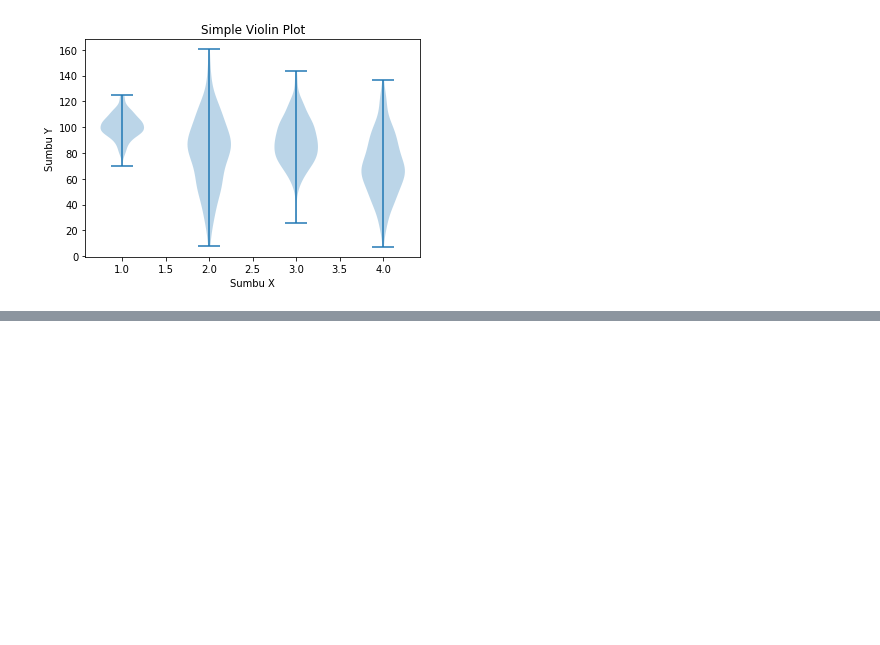
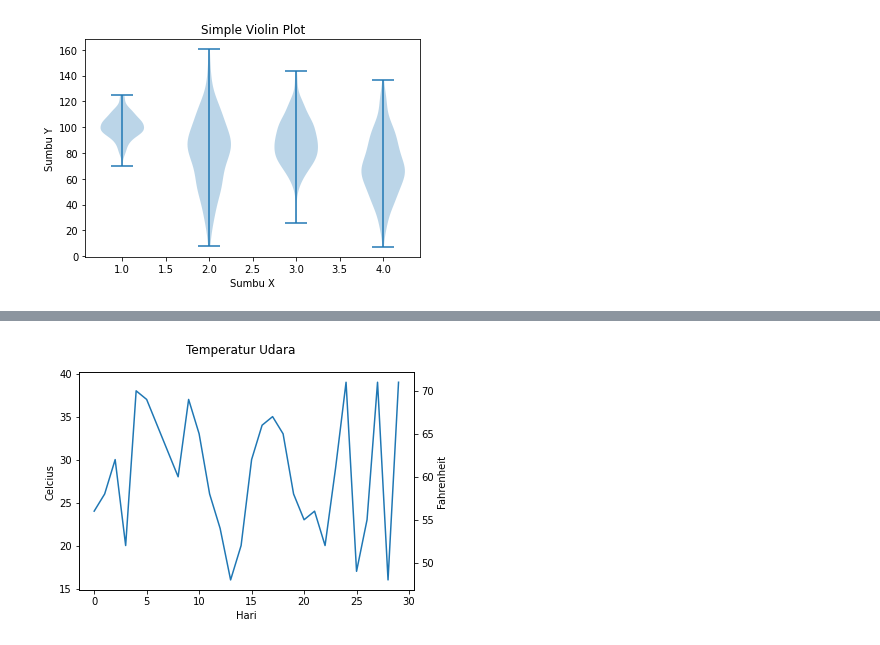
Before and after one commit to medievalgoose/matplotlib, a Jupyter notebook: Matplotlib-Week6.ipynb, the cells around one changed output, grey strips where cells are left out. Cells and saved outputs as stored; diff of their text form; code cells hidden in the pictures; blank space fills up the shorter version.

```diff
--- a/Matplotlib-Week6.ipynb
+++ b/Matplotlib-Week6.ipynb
@@ -237,0 +287,23 @@ plt.show()
+# %%
+def C2F(celcius=0):
+    return (celcius * 1.0) + 32
+
+def konversi_sumbu(ax1):
+    y1, y2 = ax1.get_ylim()
+    ax2.set_ylim(C2F(y1), C2F(y2))
+    ax2.figure.canvas.draw()
+
+fig, ax1 = plt.subplots()
+ax2 = ax1.twinx()
+
+ax1.callbacks.connect('ylim_changed', konversi_sumbu)
+ax1.plot(x)
+
+ax1.set_xlabel('Hari')
+ax1.set_ylabel('Celcius')
+ax2.set_ylabel('Fahrenheit')
+
+fig.suptitle('Temperatur Udara')
+plt.show()
+# %% [output]
+[figure, added]
```
Also changed, not shown: parts of 11 cells of this notebook.
